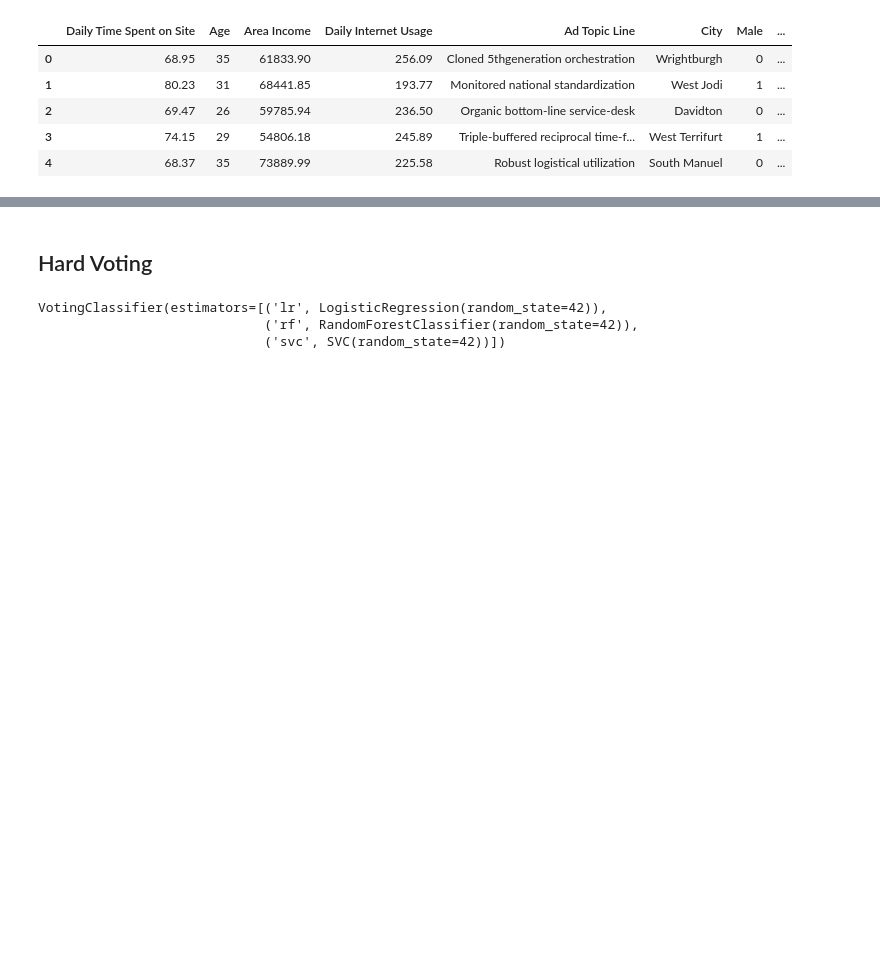
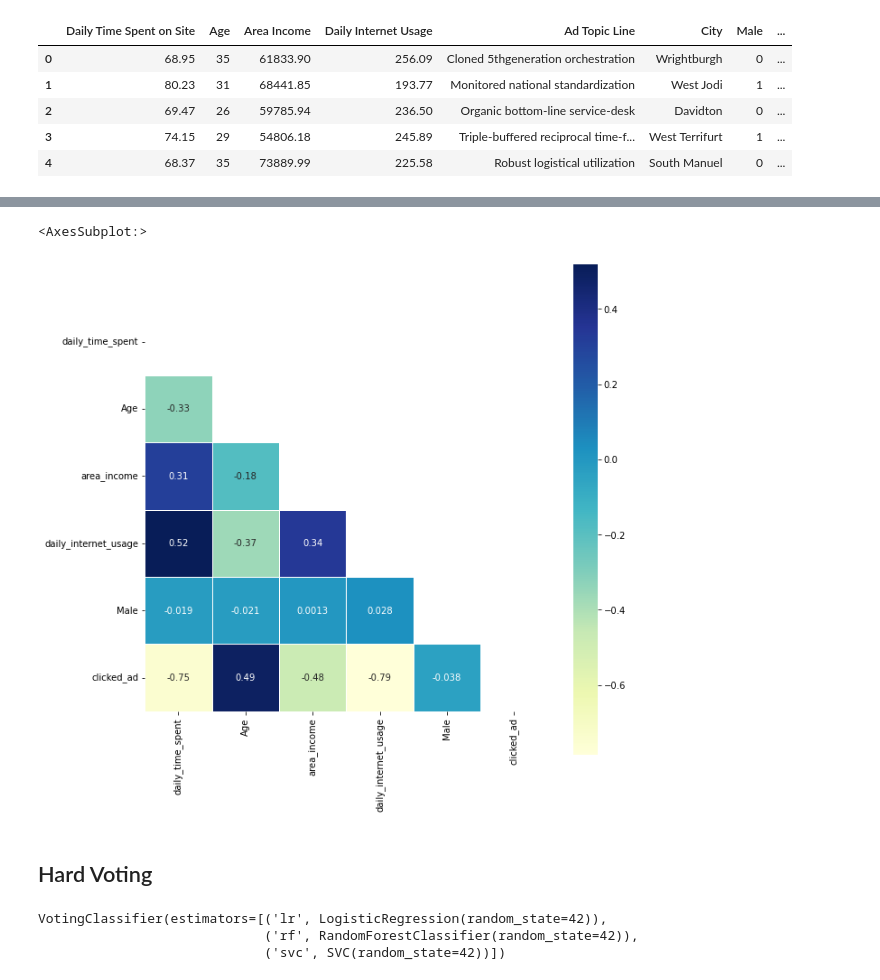
Before and after one commit to Hasanshekh/Classifier-Voting, a Jupyter notebook: Soft and Hard Voting.ipynb, the cells around one changed output, grey strips where cells are left out. Drawn from its saved outputs; the diff is of its cells as text; code cells hidden in the pictures; blank space fills up the shorter version.

```diff
--- a/Soft and Hard Voting.ipynb
+++ b/Soft and Hard Voting.ipynb
@@ -84,6 +87,15 @@ df=df.rename({'Daily Time Spent on Site':'daily_time_spent',
               'Daily Internet Usage':'daily_internet_usage',
               'Ad Topic Line':'ad_topic_line',
               'Clicked on Ad':'clicked_ad'}, axis=1)
+# %%
+correlation = df.corr()
+mask = np.zeros_like(correlation)
+mask[np.triu_indices_from(mask)] = True
+plt.subplots(figsize = (10, 10))
+sns.heatmap(correlation, mask = mask, cmap = 'YlGnBu', annot = True, linewidth = .5, square = True)
+# %% [output]
+<AxesSubplot:>
+[figure, added]
 # %%
 # Dependent and Independent variable
 x= df[['daily_time_spent', 'Age', 'area_income', 'daily_internet_usage', 'Male']]
```
Also changed, not shown: parts of 9 cells of this notebook.
